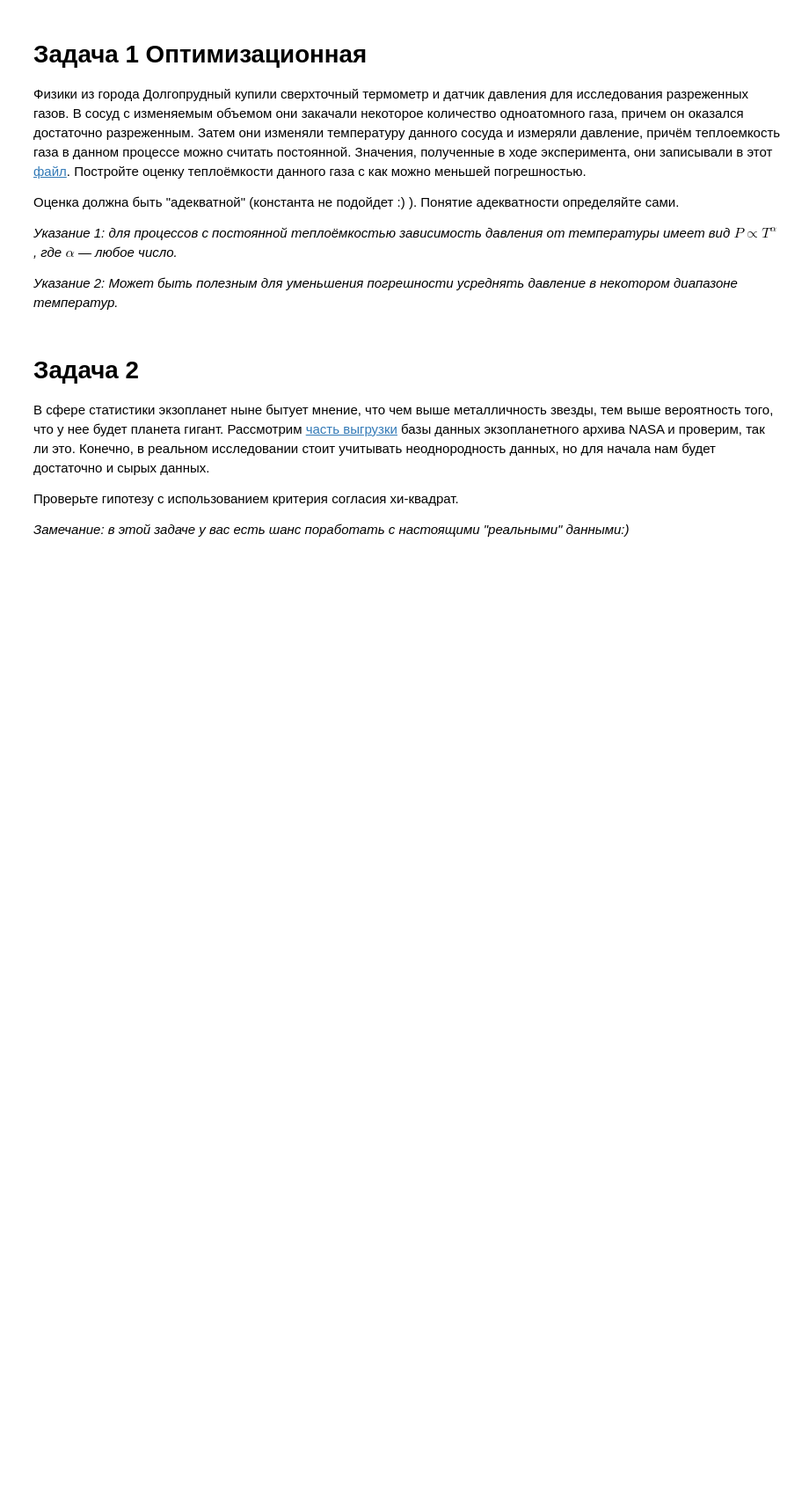
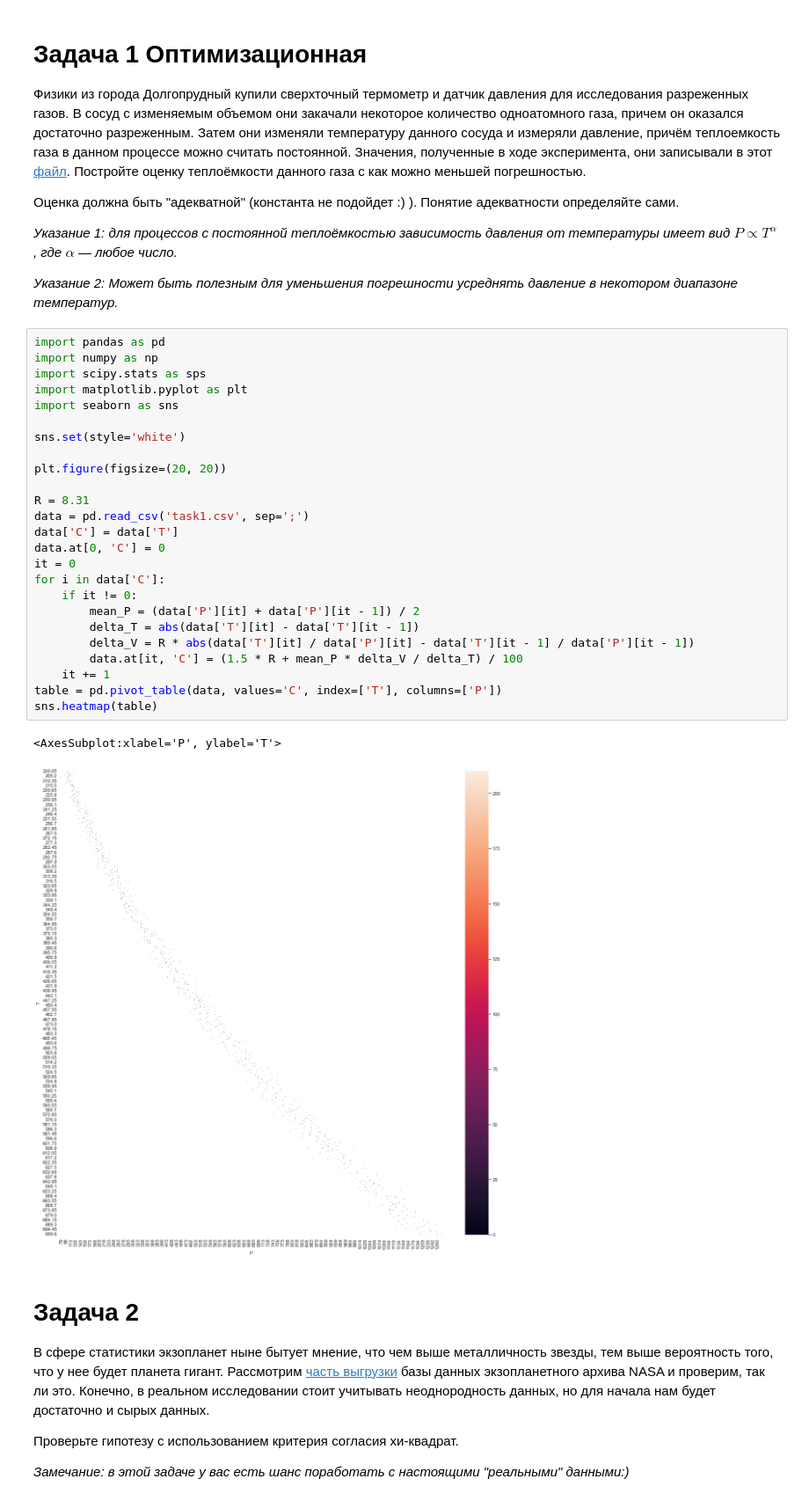
Before and after one commit to Umirbaev/MATSTATS, a Jupyter notebook: Prof1.ipynb, the cells around one changed output. Shown at 88% size. Cells and saved outputs as stored; diff of their text form; blank space fills up the shorter version.

```diff
--- a/Prof1.ipynb
+++ b/Prof1.ipynb
@@ -21,6 +21,34 @@
 *Указание 1: для процессов с постоянной теплоёмкостью зависимость давления от температуры имеет вид $P \propto T^{\alpha}$, где $\alpha$ &mdash; любое число.*
 
 *Указание 2: Может быть полезным для уменьшения погрешности усреднять давление в некотором диапазоне температур.*
+# %%
+import pandas as pd
+import numpy as np
+import scipy.stats as sps
+import matplotlib.pyplot as plt
+import seaborn as sns
+
+sns.set(style='white')
+
+plt.figure(figsize=(20, 20))
+
+R = 8.31
+data = pd.read_csv('task1.csv', sep=';')
+data['C'] = data['T']
+data.at[0, 'C'] = 0
+it = 0
+for i in data['C']:
+    if it != 0:
+        mean_P = (data['P'][it] + data['P'][it - 1]) / 2
+        delta_T = abs(data['T'][it] - data['T'][it - 1])
+        delta_V = R * abs(data['T'][it] / data['P'][it] - data['T'][it - 1] / data['P'][it - 1])
+        data.at[it, 'C'] = (1.5 * R + mean_P * delta_V / delta_T) / 100
+    it += 1
+table = pd.pivot_table(data, values='C', index=['T'], columns=['P'])
+sns.heatmap(table)
+# %% [output]
+<AxesSubplot:xlabel='P', ylabel='T'>
+[figure, added]
 # %% [markdown]
 # Задача 2
 В сфере статистики экзопланет ныне бытует мнение, что чем выше металличность звезды, тем выше вероятность того, что у нее будет планета гигант. Рассмотрим [часть выгрузки](https://drive.google.com/file/d/1PTc_AXsRogXQj_4paxbWWqxX5NWZJQoS/view) базы данных экзопланетного архива NASA и проверим, так ли это. Конечно, в реальном исследовании стоит учитывать неоднородность данных, но для начала нам будет достаточно и сырых данных.
```
Also changed, not shown: parts of 1 cell of this notebook.
